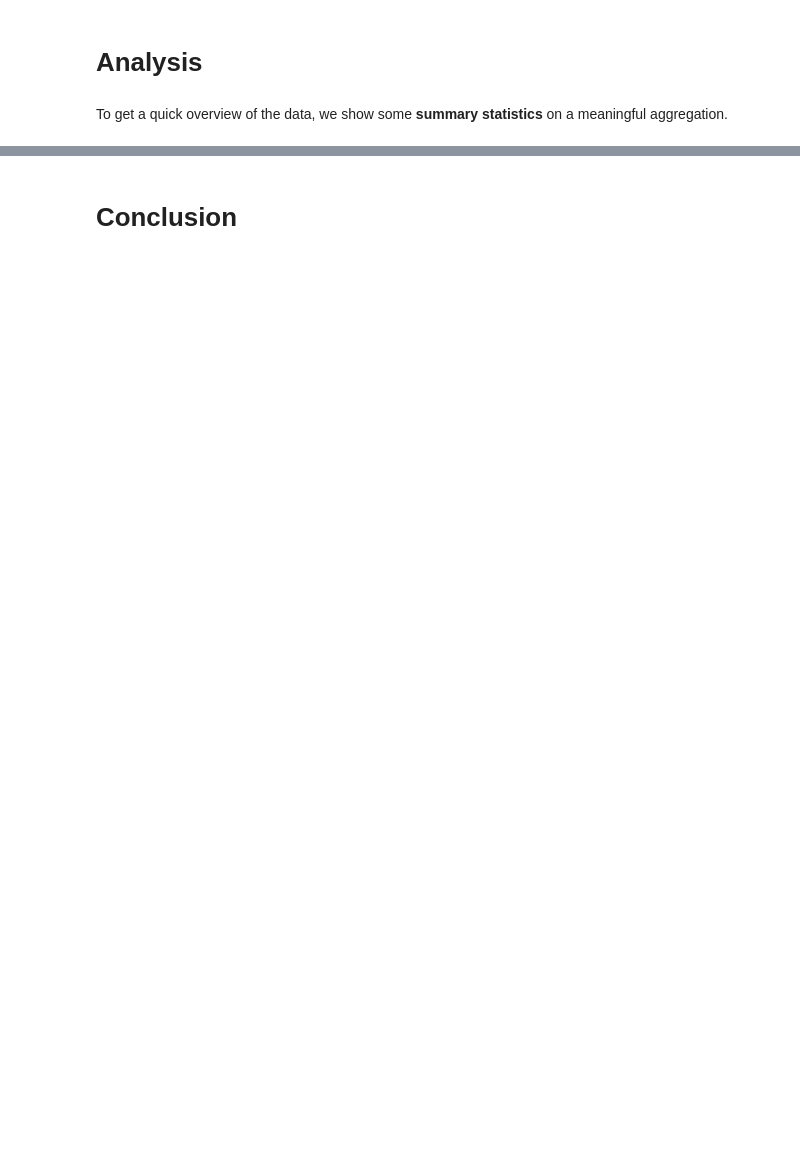
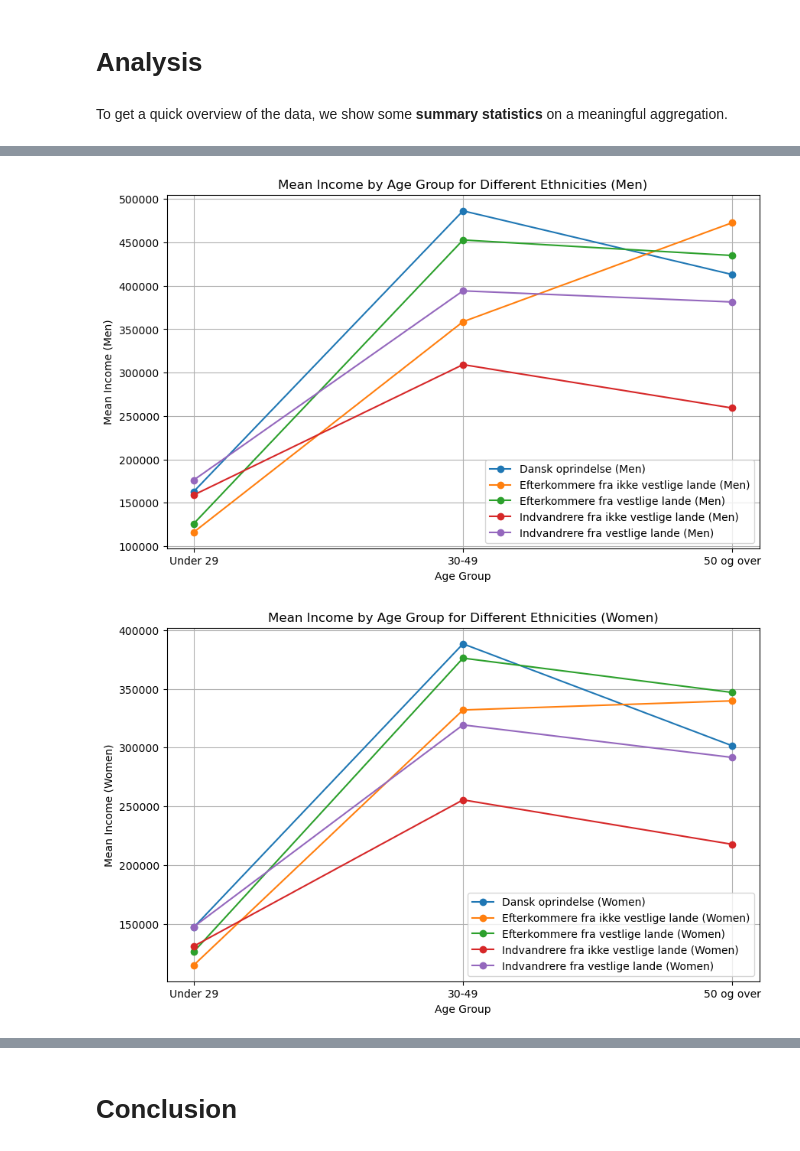
Before and after one commit to NumEconCopenhagen/projects-2024-oliver-niklas-philipp, a Jupyter notebook: dataproject/dataproject.ipynb, the cells around one changed output, grey strips where cells are left out. Saved outputs shown, nothing was run; the diff lists cells and outputs as text; code cells hidden in the pictures; blank space fills up the shorter version.

```diff
--- a/dataproject/dataproject.ipynb
+++ b/dataproject/dataproject.ipynb
@@ -314,0 +223,10 @@ plt.show()
+# %%
+#We then do the exact same thing for men
+# In order to use the wide to long format further below we first need to assign a common stubname for each year in order to keep them from pivoting.
+new_columns = {col: f"Income{col[-4:]}" for col in men_data.columns[2:]}
+# Update the column names
+men_data.rename(columns=new_columns, inplace=True)
+
+#convert to long format
+men_data_long = pd.wide_to_long(men_data, stubnames='Income', i=['Age_group', 'Ethnicity'], j='Year').reset_index()
+men_data_long.head(15)
@@ -351,0 +326,4 @@ Make sure that your resulting data sets have the correct number of rows and colu
+# %%
+Merged_Genders = pd.merge(women_data_long, men_data_long, how= 'left', on=['Year', 'Age_group', 'Ethnicity'])
+Merged_Genders.rename(columns={'Income_x': 'Income_Women', 'Income_y': 'Income_Men'}, inplace=True)
+Merged_Genders.head(10)
@@ -357,0 +418,40 @@ MAKE FURTHER ANALYSIS. EXPLAIN THE CODE BRIEFLY AND SUMMARIZE THE RESULTS.
+# %%
+
+
+import pandas as pd
+
+# Define the custom sorting order for age groups
+custom_order = ['Under 29', '30-49', '50 og over']
+
+# Reorder the 'Age_group' column based on the custom order
+grouped_means['Age_group'] = pd.Categorical(grouped_means['Age_group'], categories=custom_order, ordered=True)
+
+# Sort the DataFrame based on the 'Age_group' column
+grouped_means = grouped_means.sort_values(by='Age_group')
+
+# Plot for men
+plt.figure(figsize=(10, 6))
+for ethnicity, data in grouped_means.groupby('Ethnicity'):
+    plt.plot(data['Age_group'], data['Income_Men'], label=ethnicity + ' (Men)', marker='o')
+
+plt.xlabel('Age Group')
+plt.ylabel('Mean Income (Men)')
+plt.title('Mean Income by Age Group for Different Ethnicities (Men)')
+plt.legend()
+plt.grid(True)
+plt.show()
+
+# Plot for women
+plt.figure(figsize=(10, 6))
+for ethnicity, data in grouped_means.groupby('Ethnicity'):
+    plt.plot(data['Age_group'], data['Income_Women'], label=ethnicity + ' (Women)', marker='o')
+
+plt.xlabel('Age Group')
+plt.ylabel('Mean Income (Women)')
+plt.title('Mean Income by Age Group for Different Ethnicities (Women)')
+plt.legend()
+plt.grid(True)
+plt.show()
+# %% [output]
+[figure, added]
+[figure, added]
```
Also changed, not shown: parts of 41 cells of this notebook.
